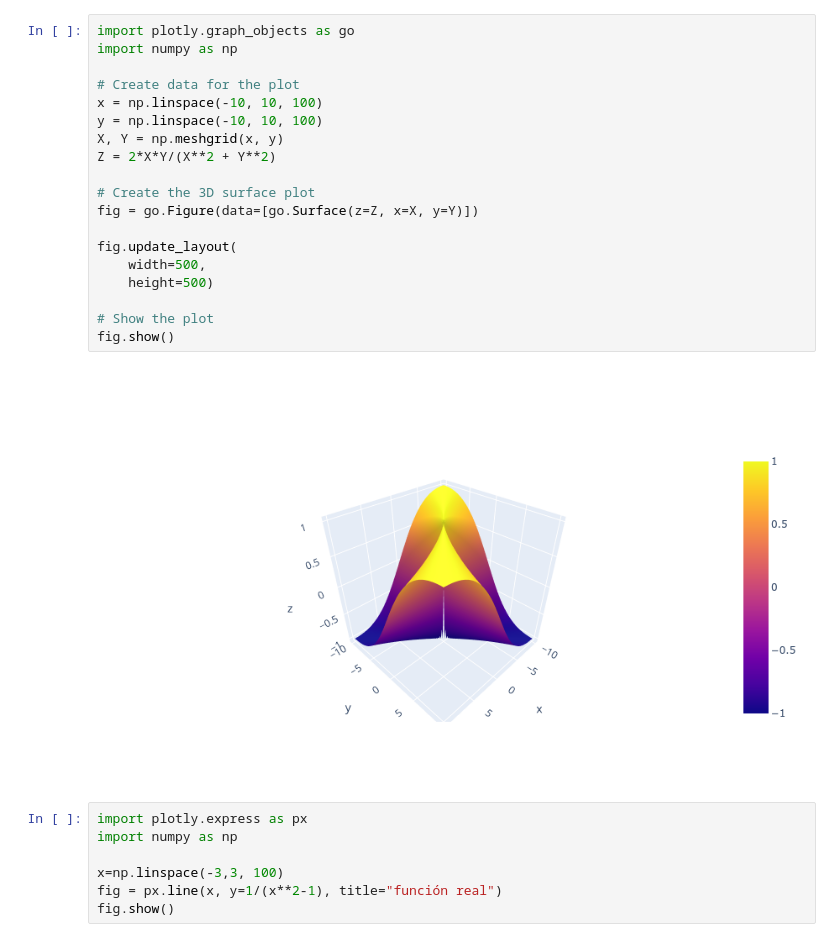
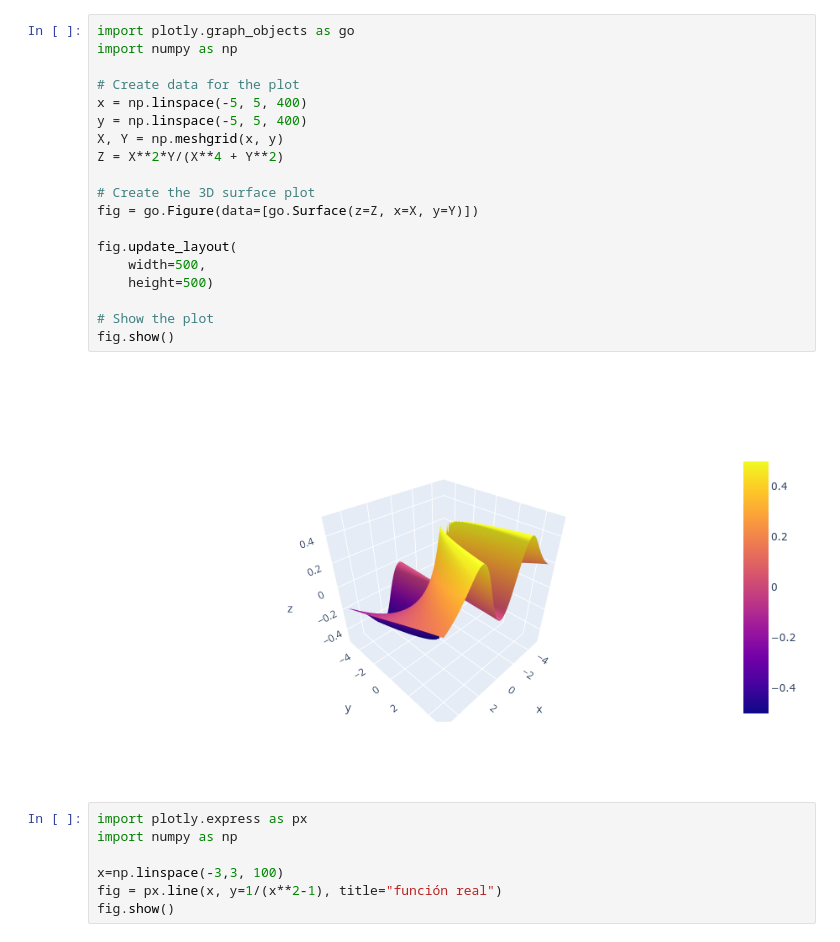
Before and after one commit to gonzaklo/An-lisisIMCA, a Jupyter notebook: Analisis_IMCA.ipynb, the cells around one changed output. Drawn from its saved outputs; the diff is of its cells as text.

```diff
--- a/Analisis_IMCA.ipynb
+++ b/Analisis_IMCA.ipynb
@@ -44,24 +45,24 @@ Note: you may need to restart the kernel to use updated packages.
 # %%
 import plotly.graph_objects as go
 import numpy as np
 
 # Create data for the plot
-x = np.linspace(-10, 10, 100)
-y = np.linspace(-10, 10, 100)
+x = np.linspace(-5, 5, 400)
+y = np.linspace(-5, 5, 400)
 X, Y = np.meshgrid(x, y)
-Z = 2*X*Y/(X**2 + Y**2)
+Z = X**2*Y/(X**4 + Y**2)
 
 # Create the 3D surface plot
 fig = go.Figure(data=[go.Surface(z=Z, x=X, y=Y)])
 
 fig.update_layout(
     width=500,
     height=500)
 
 # Show the plot
 fig.show()
 # %% [output]
-[figure, old version]
+[figure, new version]
 # %%
 import plotly.express as px
 import numpy as np
```
Also changed, not shown: parts of 4 cells of this notebook.
